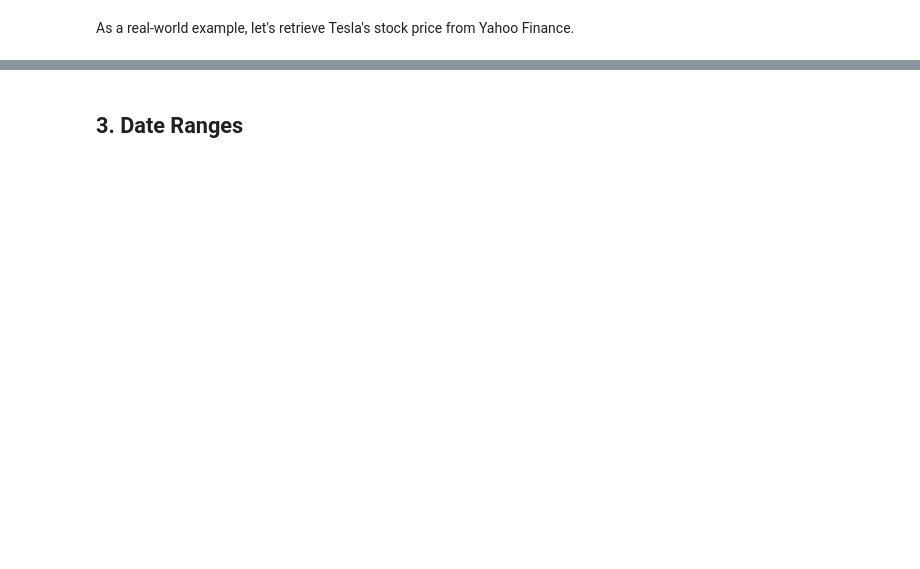
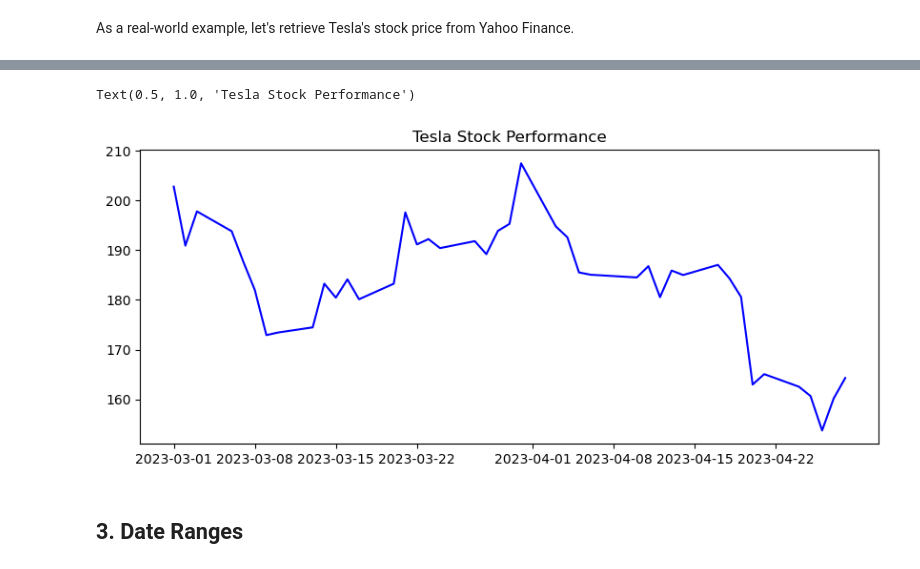
Before and after one commit to ch00226855/CMP464788Spring2023, a Jupyter notebook: Week14_TimeSeries.ipynb, the cells around one changed output, grey strips where cells are left out. Cells and saved outputs as stored; diff of their text form; code cells hidden in the pictures; blank space fills up the shorter version.

```diff
--- a/Week14_TimeSeries.ipynb
+++ b/Week14_TimeSeries.ipynb
@@ -127,3 +240,15 @@ tsla.loc["20230101":"20230107"]
+# %%
+# Exercise: Draw a line chart of close prices
+# How about showing the prices bewteen a start date and an end date?
+startdate = "2023-03-01"
+enddate = "2023-04-30"
+plt.figure(figsize=(10, 4))
+plt.plot(tsla[startdate:enddate].index,
+         tsla.loc[startdate:enddate, 'Close'], 'b-')
+plt.title("Tesla Stock Performance")
+# %% [output]
+Text(0.5, 1.0, 'Tesla Stock Performance')
+[figure, added]
 # %% [markdown]
 ## 3. Date Ranges
 # %%
```
Also changed, not shown: parts of 62 cells of this notebook.
